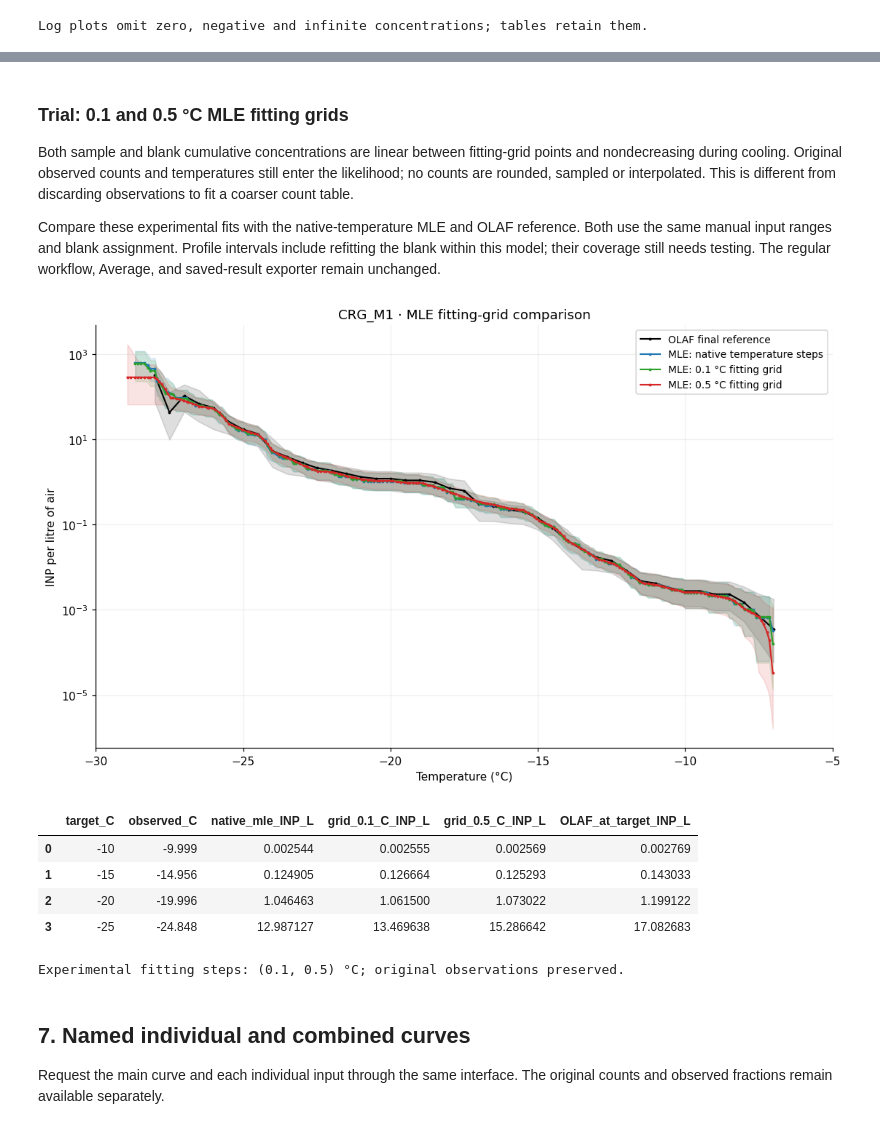
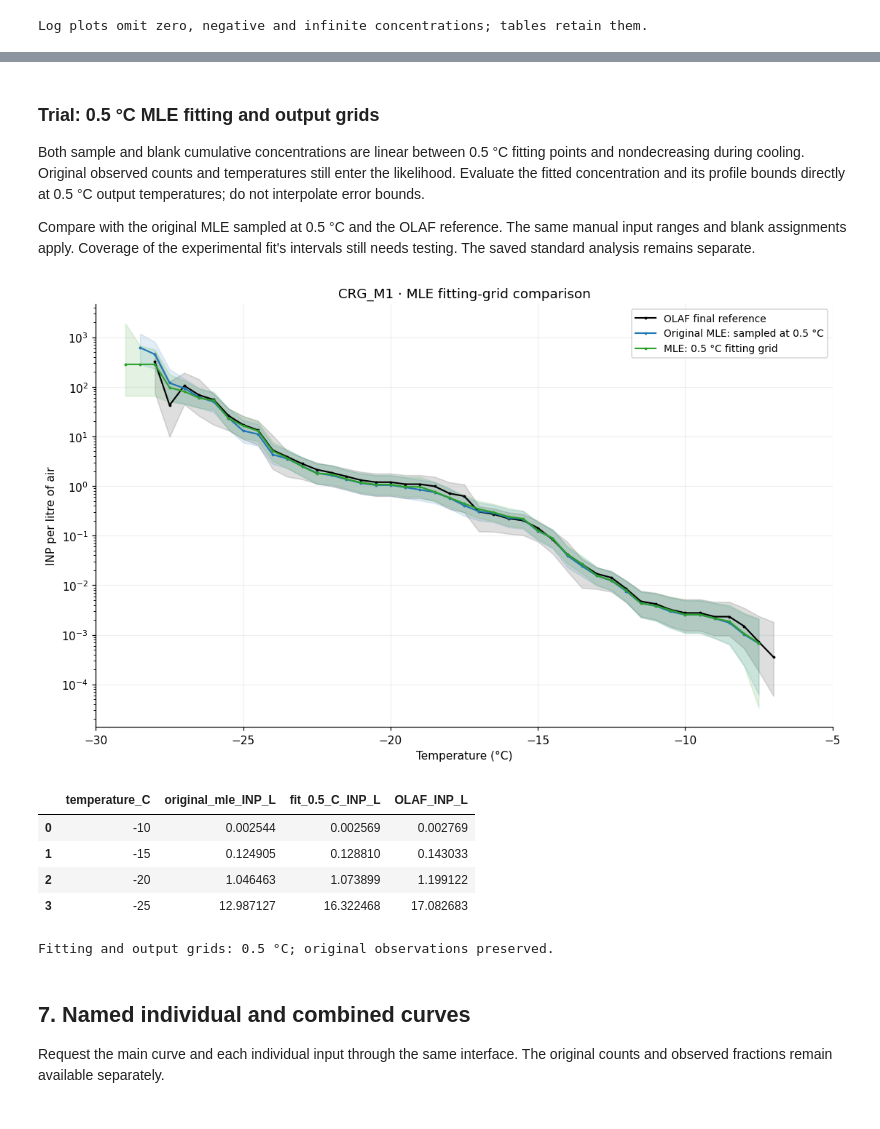
Before and after one commit to bochens/inptk, a Jupyter notebook: notebook/icescopy_freeze_count_to_air_inp_demo.ipynb, the cells around one changed output, grey strips where cells are left out. Drawn from its saved outputs; the diff is of its cells as text; code cells hidden in the pictures.

Commit message:
Use 0.5 degree fit and output comparison; checkpoint raw CSV follow-up

```diff
--- a/notebook/icescopy_freeze_count_to_air_inp_demo.ipynb
+++ b/notebook/icescopy_freeze_count_to_air_inp_demo.ipynb
@@ -61,8 +61,8 @@ PLOT_SAMPLE_ID = "CRG_M1"
 PLOT_CYCLE_ID = "0"
 COMBINED_CURVE_ID = "CRG_M1"
 CURVES = {COMBINED_CURVE_ID: {"inputs": list(SAMPLE_MAP), "cycle": PLOT_CYCLE_ID}}
-TRIAL_MLE_FIT_STEPS_C = (0.1, 0.5)  # Experimental fitting resolution for sample and blank.
-OUTPUT_STEP_C = 0.25  # Optional: applied only to the final result.
+TRIAL_MLE_FIT_STEPS_C = (0.5,)  # Experimental fitting resolution for sample and blank.
+OUTPUT_STEP_C = 0.5  # Optional: applied only to the final result.
 OUTPUT_METHOD = "sample"  # Or "interpolate" for a derived curve.
 MLE_TEMPERATURE_RANGES_C = {
     "Sample_1": {"max_C": -10},
@@ -467,7 +467,7 @@ for ax, method in zip(axes, ("mle", "average")):
                       color="0.7", alpha=0.5)
     draw_spectrum(ax, combined_air_candidates[method].select(**combined_selection).to_dataframe(),
                   label="Before final selection", color="0.4", linestyle=":", alpha=0.5)
-    draw_spectrum(ax, combined_air[method].select(**combined_selection).to_dataframe(),
+    draw_spectrum(ax, grid_air[method].select(**combined_selection).to_dataframe(),
                   label="Retained curve + 95% intervals", color="C0", show_errors=True)
     ax.set(yscale="log", title="Joint MLE: manual limits" if method == "mle" else "Average: automatic limits",
            xlabel="Temperature (°C)", xlim=TEMPERATURE_XLIM)
@@ -507,7 +505,7 @@ if OLAF_REFERENCE_PATH.is_file():
     display(pd.DataFrame([reference_metadata]))
     fig, ax = plt.subplots(figsize=(10, 6), layout="constrained")
     draw_spectrum(ax, reference, label="OLAF final reference", color="black", show_errors=True)
-    for index, (label, table) in enumerate(combined_air.items()):
+    for index, (label, table) in enumerate(grid_air.items()):
         draw_spectrum(ax, table.select(**combined_selection).to_dataframe(),
                       label=label, color=f"C{index}", show_errors=True)
     ax.set(yscale="log", title=f"{PLOT_SAMPLE_ID} · cycle {PLOT_CYCLE_ID} · OLAF comparison",
@@ -524,15 +522,14 @@ else:
 # %% [markdown]
-### Trial: 0.1 and 0.5 °C MLE fitting grids
+### Trial: 0.5 °C MLE fitting and output grids
 
-Both sample and blank cumulative concentrations are linear between fitting-grid
+Both sample and blank cumulative concentrations are linear between 0.5 °C fitting
 points and nondecreasing during cooling. Original observed counts and temperatures
-still enter the likelihood; no counts are rounded, sampled or interpolated.
-This is different from discarding observations to fit a coarser count table.
+still enter the likelihood. Evaluate the fitted concentration and its profile
+bounds directly at 0.5 °C output temperatures; do not interpolate error bounds.
 
-Compare these experimental fits with the native-temperature MLE and OLAF reference.
-Both use the same manual input ranges and blank assignment. Profile intervals
-include refitting the blank within this model; their coverage still needs testing.
-The regular workflow, Average, and saved-result exporter remain unchanged.
+Compare with the original MLE sampled at 0.5 °C and the OLAF reference. The same
+manual input ranges and blank assignments apply. Coverage of the experimental
+fit's intervals still needs testing. The saved standard analysis remains separate.
 # %%
 from inptk.alignment import align_observations
 from inptk.curve_fit import fit_curve
@@ -547,62 +544,59 @@ air_factor = experiment.samples[PLOT_SAMPLE_ID].factor_for("sampled_air")
 trial_air_by_step, trial_details_by_step = {}, {}
 for fit_step in TRIAL_MLE_FIT_STEPS_C:
     trial_estimates, trial_details = fit_curve(
-        trial_points, experiment, z=1.96, fit_step_C=fit_step,
+        trial_points, experiment, z=1.96, fit_step_C=fit_step, output_step_C=OUTPUT_STEP_C,
     )
     trial_air = pd.DataFrame([
         {"temperature_C": temperature, "concentration": estimate * air_factor,
          "lower_error": lower * air_factor, "upper_error": upper * air_factor}
         for temperature, (estimate, lower, upper) in trial_estimates.items()
     ])
     trial_values = trial_air.loc[np.isfinite(trial_air.concentration), "concentration"]
     assert np.all(np.diff(trial_values) >= -1e-10)
     assert trial_details["physical_droplets"] == 192
     trial_air_by_step[fit_step] = trial_air
     trial_details_by_step[fit_step] = trial_details
 pd.testing.assert_frame_equal(experiment.counts.to_dataframe(), imported.counts.to_dataframe())
 
 fig, ax = plt.subplots(figsize=(10, 6), layout="constrained")
 if OLAF_REFERENCE_PATH.is_file():
     draw_spectrum(ax, reference, label="OLAF final reference", color="black", show_errors=True)
-draw_spectrum(ax, combined_air["mle"].to_dataframe(),
-              label="MLE: native temperature steps", color="C0", show_errors=True)
+draw_spectrum(ax, grid_air["mle"].to_dataframe(),
+              label="Original MLE: sampled at 0.5 °C", color="C0", show_errors=True)
 for index, (fit_step, trial_air) in enumerate(trial_air_by_step.items()):
     draw_spectrum(ax, trial_air, label=f"MLE: {fit_step:g} °C fitting grid",
                   color=f"C{index + 2}", show_errors=True)
 ax.set(yscale="log", title=f"{PLOT_SAMPLE_ID} · MLE fitting-grid comparison",
        xlabel="Temperature (°C)", ylabel="INP per litre of air", xlim=TEMPERATURE_XLIM)
 ax.legend(fontsize=9)
 ax.grid(alpha=0.2)
 plt.show()
 
-native_mle = combined_air_candidates["mle"].to_dataframe()
+original_grid = grid_air["mle"].to_dataframe()
 comparison_rows = []
 for target in [-10, -15, -20, -25]:
-    observed = native_mle.loc[native_mle.temperature_C.ge(target)].sort_values(
-        "temperature_C"
-    ).iloc[0]
-    comparison = {"target_C": target, "observed_C": observed.temperature_C,
-                  "native_mle_INP_L": observed.concentration}
+    original = original_grid.loc[original_grid.temperature_C.eq(target)].iloc[0]
+    comparison = {"temperature_C": target, "original_mle_INP_L": original.concentration}
     for fit_step, trial_air in trial_air_by_step.items():
-        row = trial_air.loc[trial_air.temperature_C.eq(observed.temperature_C)].iloc[0]
-        comparison[f"grid_{fit_step:g}_C_INP_L"] = row.concentration
+        row = trial_air.loc[trial_air.temperature_C.eq(target)].iloc[0]
+        comparison[f"fit_{fit_step:g}_C_INP_L"] = row.concentration
     if OLAF_REFERENCE_PATH.is_file():
-        olaf_at_target = reference.loc[np.isclose(reference.temperature_C, target)]
-        comparison["OLAF_at_target_INP_L"] = (
-            olaf_at_target.concentration.iloc[0] if len(olaf_at_target) == 1 else np.nan
-        )
+        olaf = reference.loc[np.isclose(reference.temperature_C, target)]
+        comparison["OLAF_INP_L"] = olaf.concentration.iloc[0] if len(olaf) == 1 else np.nan
     comparison_rows.append(comparison)
-trial_comparison = pd.DataFrame(comparison_rows)
-display(trial_comparison)
-print("Experimental fitting steps:", TRIAL_MLE_FIT_STEPS_C, "°C; original observations preserved.")
+display(pd.DataFrame(comparison_rows))
+for trial_air in trial_air_by_step.values():
+    assert np.allclose(trial_air.temperature_C / OUTPUT_STEP_C,
+                       np.round(trial_air.temperature_C / OUTPUT_STEP_C))
+print("Fitting and output grids: 0.5 °C; original observations preserved.")
 # %% [output]
-[figure, old version]
+[figure, new version]
-|  | target_C | observed_C | native_mle_INP_L | grid_0.1_C_INP_L | grid_0.5_C_INP_L | OLAF_at_target_INP_L |
-| 0 | -10 | -9.999 | 0.002544 | 0.002555 | 0.002569 | 0.002769 |
-| 1 | -15 | -14.956 | 0.124905 | 0.126664 | 0.125293 | 0.143033 |
-| 2 | -20 | -19.996 | 1.046463 | 1.061500 | 1.073022 | 1.199122 |
-| 3 | -25 | -24.848 | 12.987127 | 13.469638 | 15.286642 | 17.082683 |
+|  | temperature_C | original_mle_INP_L | fit_0.5_C_INP_L | OLAF_INP_L |
+| 0 | -10 | 0.002544 | 0.002569 | 0.002769 |
+| 1 | -15 | 0.124905 | 0.128810 | 0.143033 |
+| 2 | -20 | 1.046463 | 1.073899 | 1.199122 |
+| 3 | -25 | 12.987127 | 16.322468 | 17.082683 |
-Experimental fitting steps: (0.1, 0.5) °C; original observations preserved.
+Fitting and output grids: 0.5 °C; original observations preserved.
 # %% [markdown]
 ## 7. Named individual and combined curves
 
```
Also changed, not shown: parts of 6 cells of this notebook, 3 other files.
